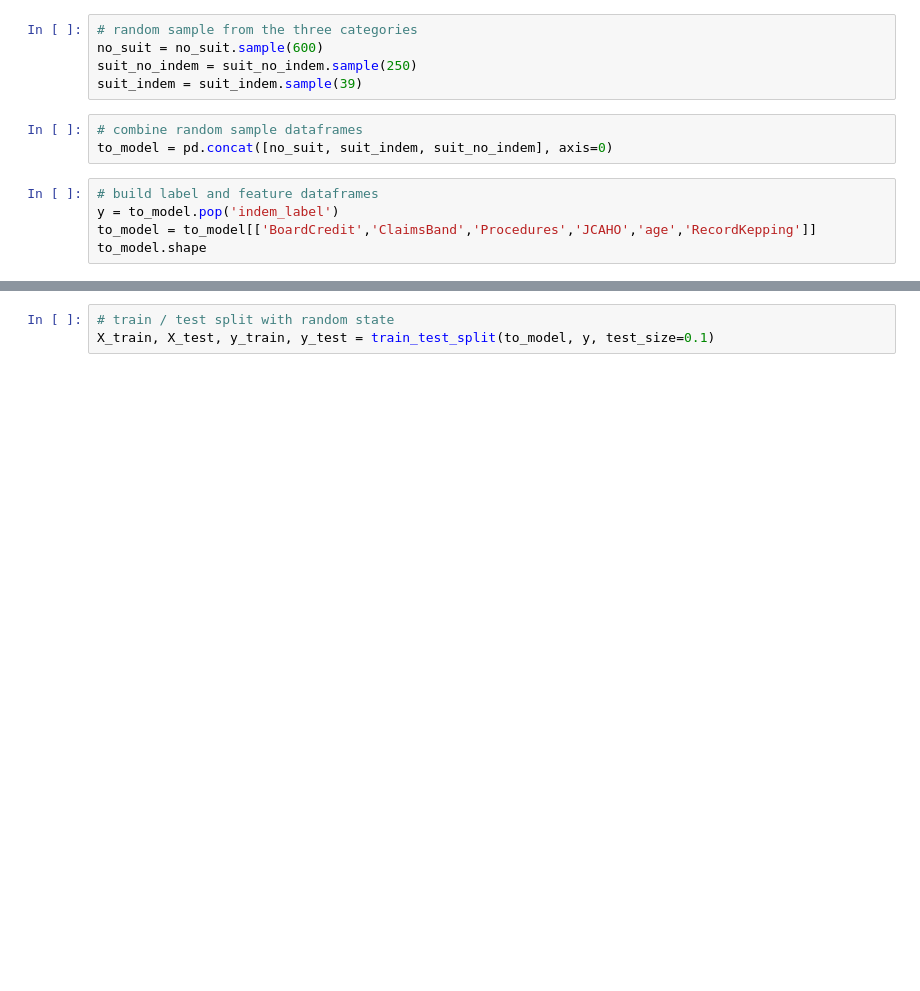
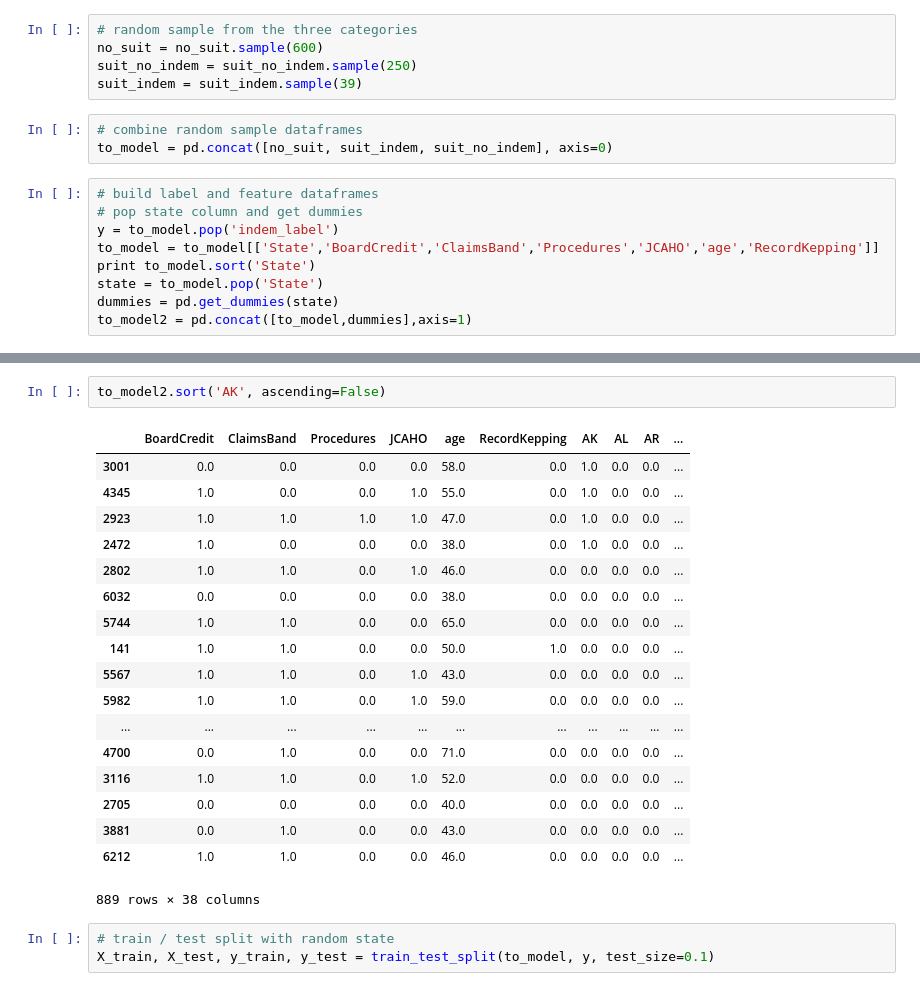
Before and after one commit to Sandy4321/Optimizing-Malpractice-Insurance, a Jupyter notebook: EDA.ipynb, the cells around one changed output, grey strips where cells are left out. Saved outputs shown, nothing was run; the diff lists cells and outputs as text; blank space fills up the shorter version.

Commit message:
added state feature

```diff
--- a/EDA.ipynb
+++ b/EDA.ipynb
@@ -237,7 +237,11 @@ suit_indem = suit_indem.sample(39)
 to_model = pd.concat([no_suit, suit_indem, suit_no_indem], axis=0)
 # %%
 # build label and feature dataframes
+# pop state column and get dummies
 y = to_model.pop('indem_label')
-to_model = to_model[['BoardCredit','ClaimsBand','Procedures','JCAHO','age','RecordKepping']]
-to_model.shape
+to_model = to_model[['State','BoardCredit','ClaimsBand','Procedures','JCAHO','age','RecordKepping']]
+print to_model.sort('State')
+state = to_model.pop('State')
+dummies = pd.get_dummies(state)
+to_model2 = pd.concat([to_model,dummies],axis=1)
 # %% [output]
@@ -245,3 +265,24 @@ to_model.shape
+# %%
+to_model2.sort('AK', ascending=False)
+# %% [output]
+|  | BoardCredit | ClaimsBand | Procedures | JCAHO | age | RecordKepping | AK | AL | AR | ... |
+| 3001 | 0.0 | 0.0 | 0.0 | 0.0 | 58.0 | 0.0 | 1.0 | 0.0 | 0.0 | ... |
+| 4345 | 1.0 | 0.0 | 0.0 | 1.0 | 55.0 | 0.0 | 1.0 | 0.0 | 0.0 | ... |
+| 2923 | 1.0 | 1.0 | 1.0 | 1.0 | 47.0 | 0.0 | 1.0 | 0.0 | 0.0 | ... |
+| 2472 | 1.0 | 0.0 | 0.0 | 0.0 | 38.0 | 0.0 | 1.0 | 0.0 | 0.0 | ... |
+| 2802 | 1.0 | 1.0 | 0.0 | 1.0 | 46.0 | 0.0 | 0.0 | 0.0 | 0.0 | ... |
+| 6032 | 0.0 | 0.0 | 0.0 | 0.0 | 38.0 | 0.0 | 0.0 | 0.0 | 0.0 | ... |
+| 5744 | 1.0 | 1.0 | 0.0 | 0.0 | 65.0 | 0.0 | 0.0 | 0.0 | 0.0 | ... |
+| 141 | 1.0 | 1.0 | 0.0 | 0.0 | 50.0 | 1.0 | 0.0 | 0.0 | 0.0 | ... |
+| 5567 | 1.0 | 1.0 | 0.0 | 1.0 | 43.0 | 0.0 | 0.0 | 0.0 | 0.0 | ... |
+| 5982 | 1.0 | 1.0 | 0.0 | 1.0 | 59.0 | 0.0 | 0.0 | 0.0 | 0.0 | ... |
+| ... | ... | ... | ... | ... | ... | ... | ... | ... | ... | ... |
+| 4700 | 0.0 | 1.0 | 0.0 | 0.0 | 71.0 | 0.0 | 0.0 | 0.0 | 0.0 | ... |
+| 3116 | 1.0 | 1.0 | 0.0 | 1.0 | 52.0 | 0.0 | 0.0 | 0.0 | 0.0 | ... |
+| 2705 | 0.0 | 0.0 | 0.0 | 0.0 | 40.0 | 0.0 | 0.0 | 0.0 | 0.0 | ... |
+| 3881 | 0.0 | 1.0 | 0.0 | 0.0 | 43.0 | 0.0 | 0.0 | 0.0 | 0.0 | ... |
+| 6212 | 1.0 | 1.0 | 0.0 | 0.0 | 46.0 | 0.0 | 0.0 | 0.0 | 0.0 | ... |
+889 rows × 38 columns
 # %%
 # train / test split with random state
 X_train, X_test, y_train, y_test = train_test_split(to_model, y, test_size=0.1)
```
Also changed, not shown: parts of 6 cells of this notebook.
